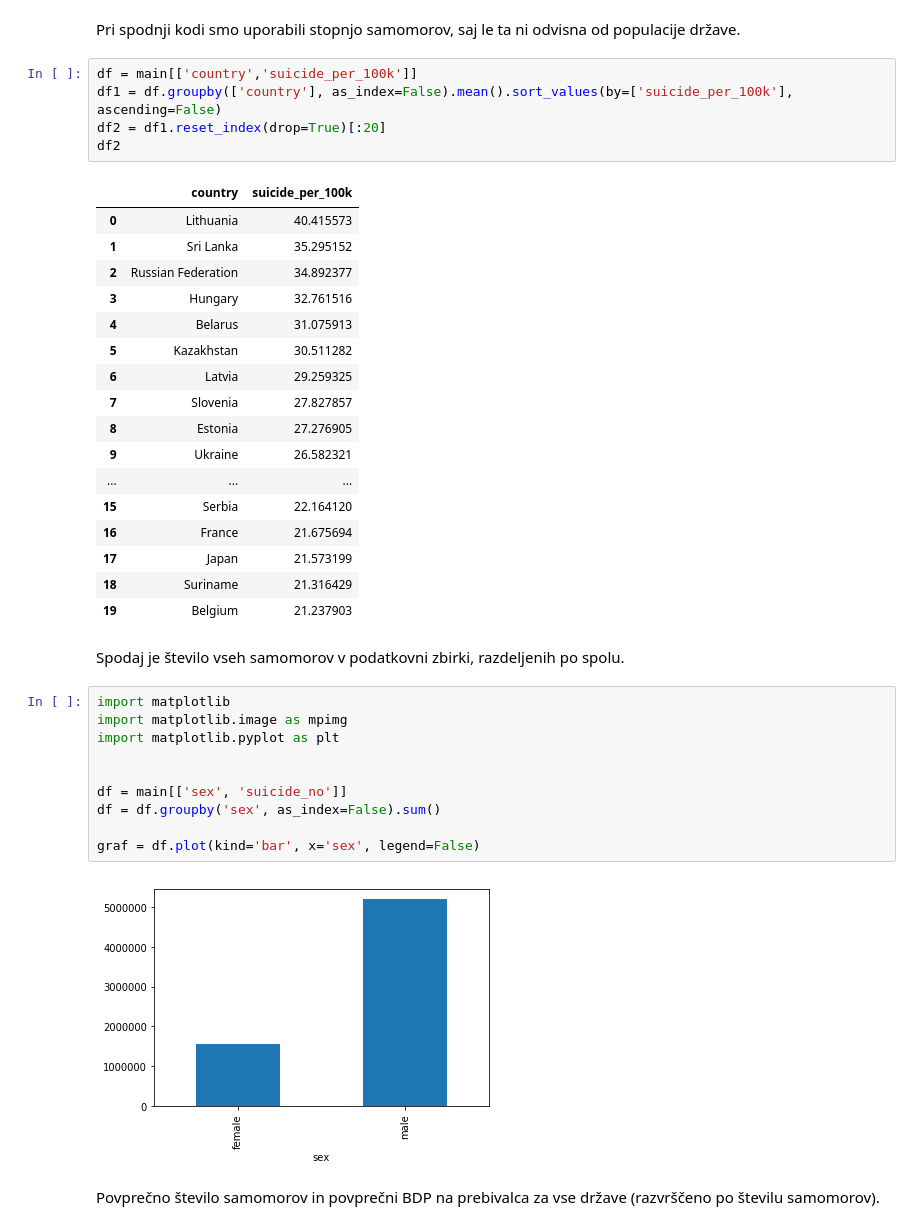
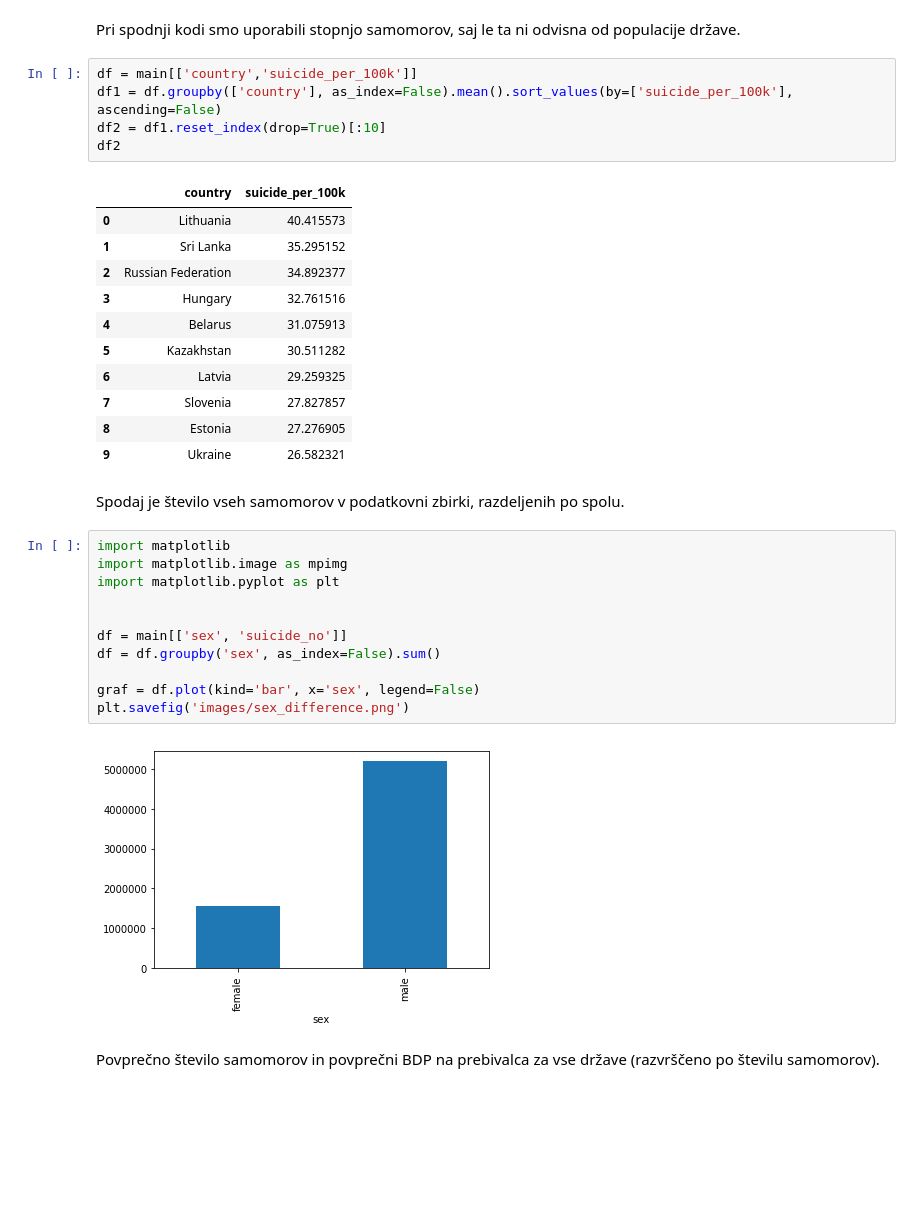
Before and after one commit to np6818/PR19NPZPTK, a Jupyter notebook: project_code.ipynb, the cells around one changed output. Saved outputs shown, nothing was run; the diff lists cells and outputs as text; blank space fills up the shorter version.

```diff
--- a/project_code.ipynb
+++ b/project_code.ipynb
@@ -49,26 +49,20 @@ Pri spodnji kodi smo uporabili stopnjo samomorov, saj le ta ni odvisna od popula
 # %%
 df = main[['country','suicide_per_100k']]
 df1 = df.groupby(['country'], as_index=False).mean().sort_values(by=['suicide_per_100k'], ascending=False)
-df2 = df1.reset_index(drop=True)[:20]
+df2 = df1.reset_index(drop=True)[:10]
 df2
 # %% [output]
 |  | country | suicide_per_100k |
 | 0 | Lithuania | 40.415573 |
 | 1 | Sri Lanka | 35.295152 |
 | 2 | Russian Federation | 34.892377 |
 | 3 | Hungary | 32.761516 |
 | 4 | Belarus | 31.075913 |
 | 5 | Kazakhstan | 30.511282 |
 | 6 | Latvia | 29.259325 |
 | 7 | Slovenia | 27.827857 |
 | 8 | Estonia | 27.276905 |
 | 9 | Ukraine | 26.582321 |
-| ... | ... | ... |
-| 15 | Serbia | 22.164120 |
-| 16 | France | 21.675694 |
-| 17 | Japan | 21.573199 |
-| 18 | Suriname | 21.316429 |
-| 19 | Belgium | 21.237903 |
 # %% [markdown]
 Spodaj je število vseh samomorov v podatkovni zbirki, razdeljenih po spolu.
 # %%
@@ -81,6 +75,7 @@ df = main[['sex', 'suicide_no']]
 df = df.groupby('sex', as_index=False).sum()
 
 graf = df.plot(kind='bar', x='sex', legend=False)
+plt.savefig('images/sex_difference.png')
 # %% [output]
 [figure]
 # %% [markdown]
```
Also changed, not shown: parts of 5 cells of this notebook, 6 other files.
